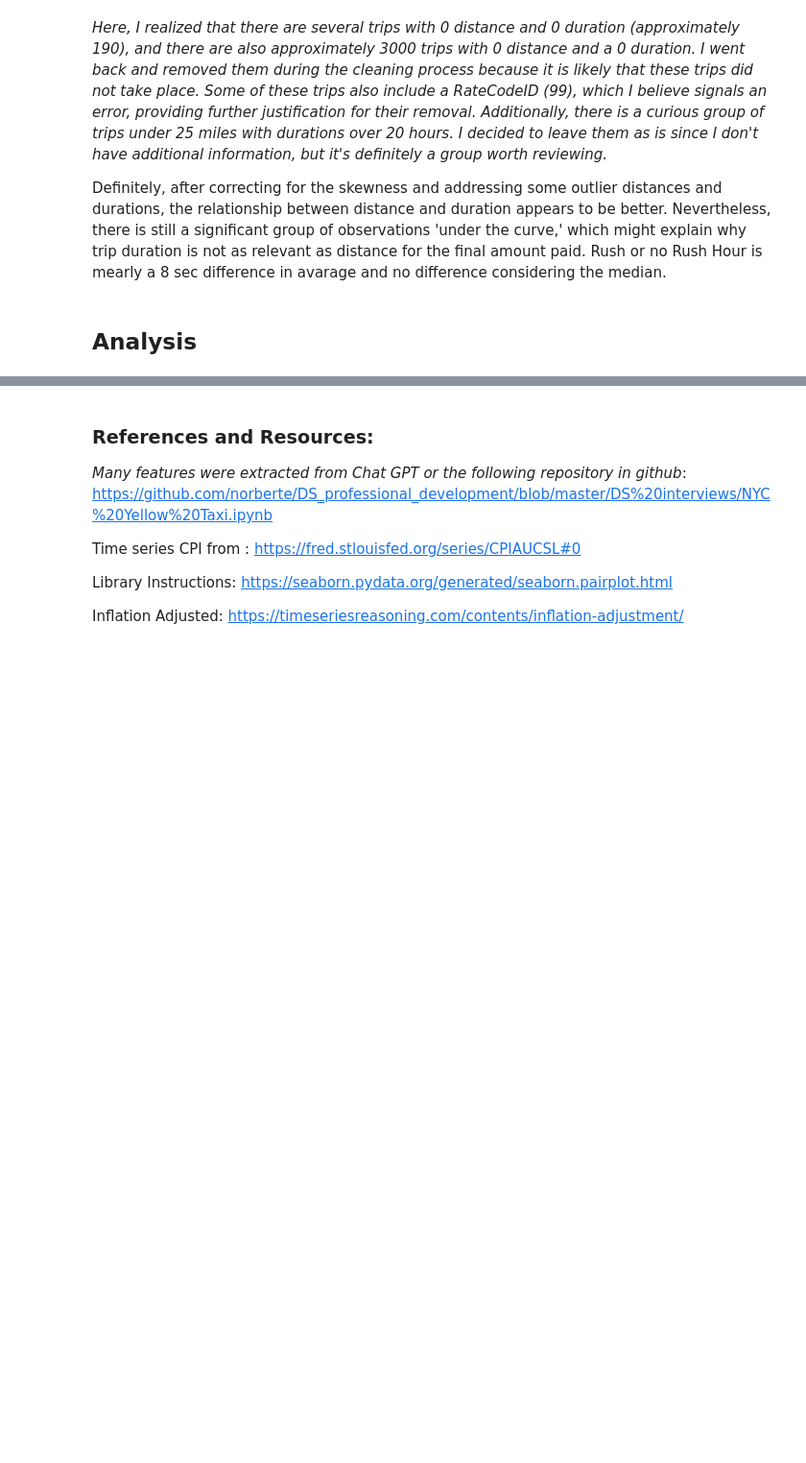
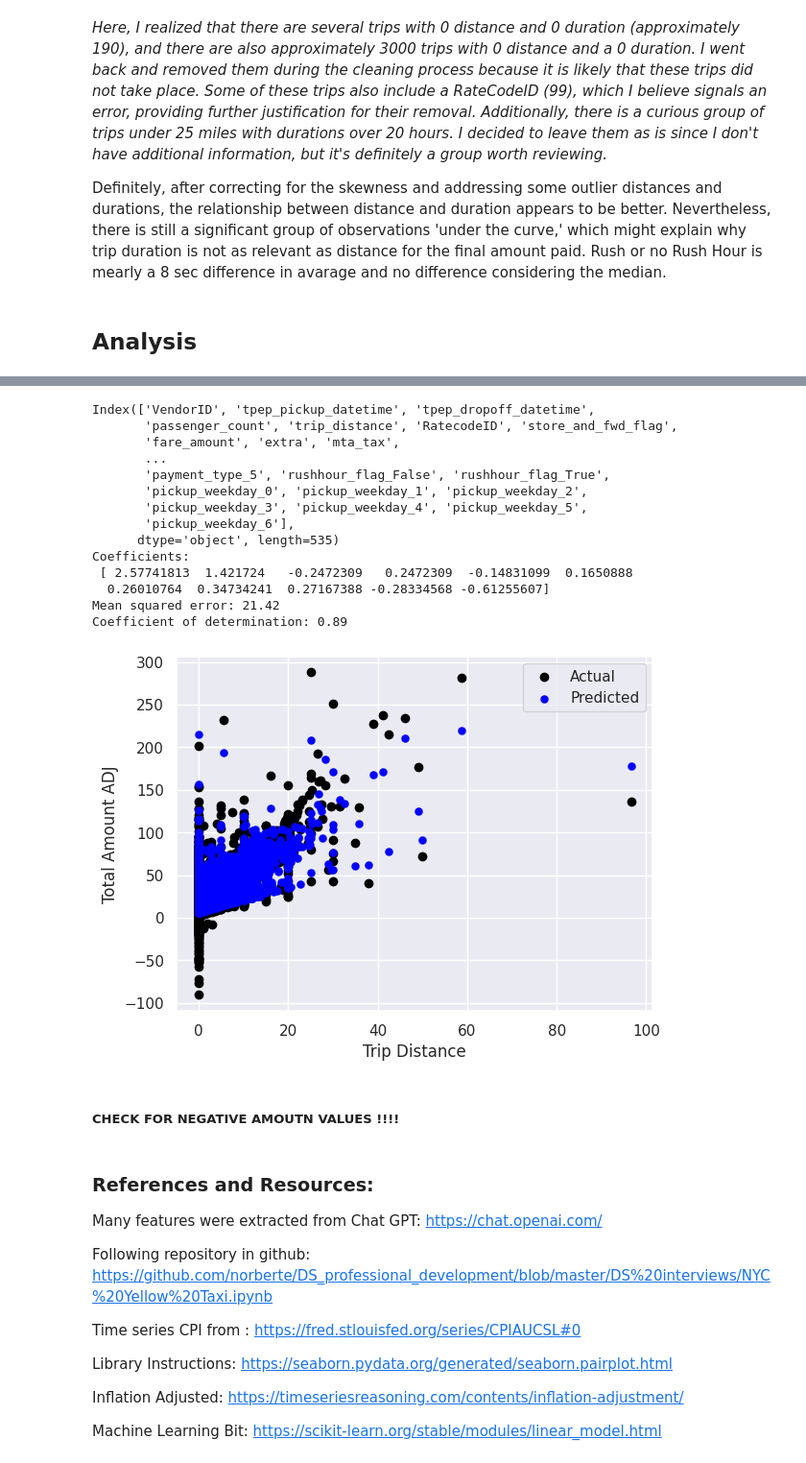
Before and after one commit to BenjaminDupre/taxi_data_task, a Jupyter notebook: taxi_data.ipynb, the cells around one changed output, grey strips where cells are left out. Shown at 96% size. Saved outputs shown, nothing was run; the diff lists cells and outputs as text; code cells hidden in the pictures; blank space fills up the shorter version.

```diff
--- a/taxi_data.ipynb
+++ b/taxi_data.ipynb
@@ -524,6 +539,75 @@ KeyError: "None of [Index(['categorical_column'], dtype='object')] are in the [c
+# %%
+import pandas as pd
+from sklearn.metrics import mean_squared_error, r2_score
+from sklearn.model_selection import train_test_split
+from sklearn.linear_model import LinearRegression
+import matplotlib.pyplot as plt
+
+encoded_df = pd.get_dummies(df_ny, columns=['PULocationID', 'DOLocationID', 'payment_type', 'rushhour_flag', 'pickup_weekday'])
+print(encoded_df.columns)
+
+# Define the dependent variable (Y)
+Y = df_ny['total_amount_ADJ']
+
+# Find the correct column names that resulted from one-hot encoding 'rushhour_flag' and 'pickup_weekday'
+rushhour_columns = [col for col in encoded_df.columns if col.startswith('rushhour_flag')]
+pickup_weekday_columns = [col for col in encoded_df.columns if col.startswith('pickup_weekday')]
+
+# Create X_1 by selecting the relevant columns
+X_1 = encoded_df[['trip_distance', 'tip_amount'] + rushhour_columns + pickup_weekday_columns]
+
+# Split the data into training/testing sets using train_test_split
+X_train, X_test, y_train, y_test = train_test_split(X_1, Y, test_size=0.2, random_state=42)
+
+# Create a linear regression model
+reg = LinearRegression()
+
+# Fit the model to the training data
+reg.fit(X_train, y_train)
+
+# Make predictions using the testing set
+y_pred = reg.predict(X_test)
+
+# The coefficients
+print("Coefficients: \n", reg.coef_)
+# The mean squared error
+print("Mean squared error: %.2f" % mean_squared_error(y_test, y_pred))
+# The coefficient of determination: 1 is a perfect prediction
+print("Coefficient of determination: %.2f" % r2_score(y_test, y_pred))
+
+# Plot outputs (for individual variables, not the multi-variable case)
+plt.scatter(X_test['tip_amount'], y_test, color="black", label="Actual")
+plt.scatter(X_test['tip_amount'], y_pred, color="blue", linewidth=0.1, label="Predicted")
+
+plt.xlabel('Trip Distance')
+plt.ylabel('Total Amount ADJ')
+plt.legend()
+plt.show()
+# %% [output]
+Index(['VendorID', 'tpep_pickup_datetime', 'tpep_dropoff_datetime',
+       'passenger_count', 'trip_distance', 'RatecodeID', 'store_and_fwd_flag',
+       'fare_amount', 'extra', 'mta_tax',
+       ...
+       'payment_type_5', 'rushhour_flag_False', 'rushhour_flag_True',
+       'pickup_weekday_0', 'pickup_weekday_1', 'pickup_weekday_2',
+       'pickup_weekday_3', 'pickup_weekday_4', 'pickup_weekday_5',
+       'pickup_weekday_6'],
+      dtype='object', length=535)
+Coefficients:
+ [ 2.57741813  1.421724   -0.2472309   0.2472309  -0.14831099  0.1650888
+  0.26010764  0.34734241  0.27167388 -0.28334568 -0.61255607]
+Mean squared error: 21.42
+Coefficient of determination: 0.89
+[figure, added]
+# %% [markdown]
+##### CHECK FOR NEGATIVE AMOUTN VALUES !!!!
 # %% [markdown]
 ### References and Resources:
-*Many features were extracted from Chat GPT or the following repository in github*:
+
+Many features were extracted from Chat GPT:
+https://chat.openai.com/
+
+Following repository in github:
 https://github.com/norberte/DS_professional_development/blob/master/DS%20interviews/NYC%20Yellow%20Taxi.ipynb
 
 Time series CPI from :
@@ -534,3 +618,6 @@ https://seaborn.pydata.org/generated/seaborn.pairplot.html
 
 Inflation Adjusted:
 https://timeseriesreasoning.com/contents/inflation-adjustment/
+
+Machine Learning Bit:
+https://scikit-learn.org/stable/modules/linear_model.html
```
Also changed, not shown: parts of 4 cells of this notebook.
